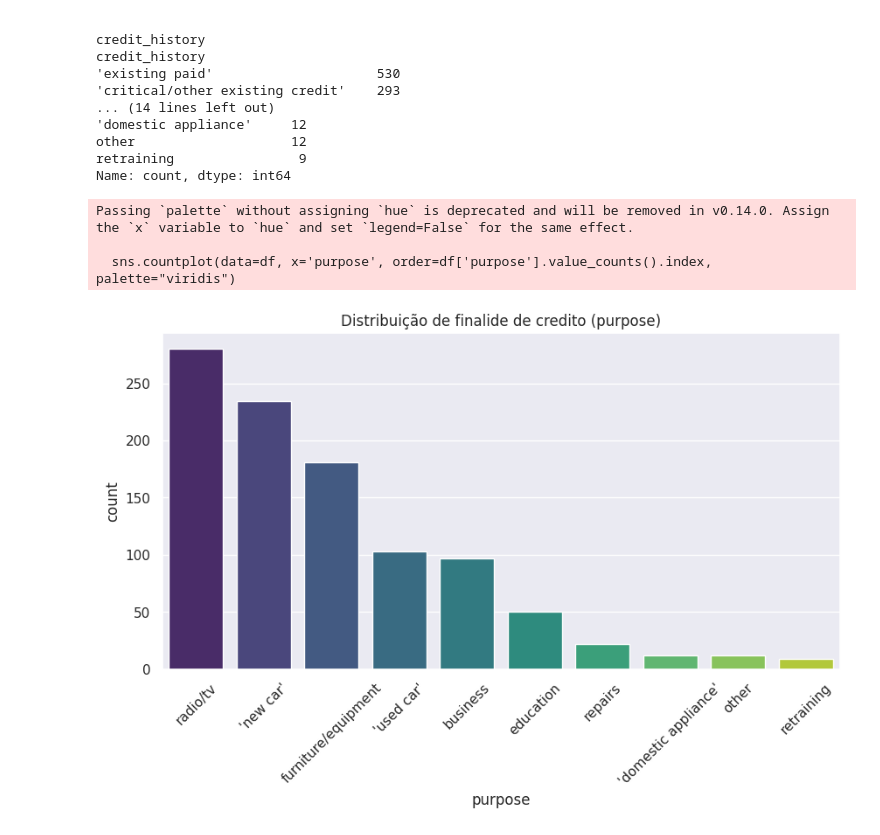
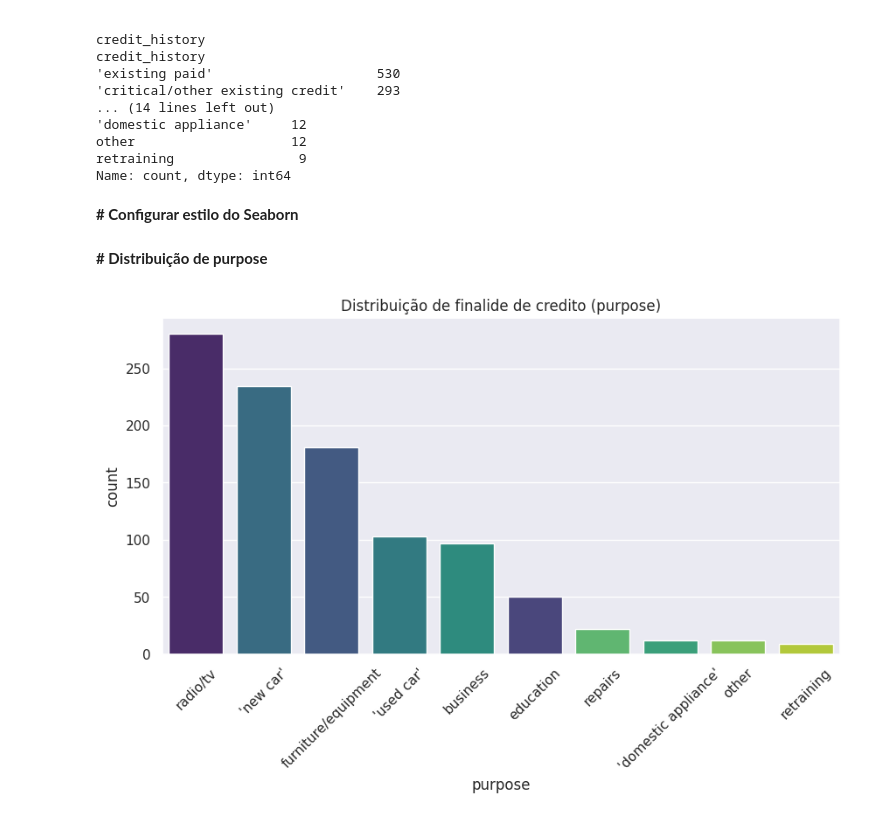
Before and after one commit to Souzadfs/Data_Science, a Jupyter notebook: Analista_de_dados.ipynb, the cells around one changed output. Saved outputs shown, nothing was run; the diff lists cells and outputs as text; code cells hidden in the pictures.

```diff
--- a/Analista_de_dados.ipynb
+++ b/Analista_de_dados.ipynb
@@ -134,16 +134,25 @@ credit_history
 other                    12
 retraining                9
 Name: count, dtype: int64
+# %% [markdown]
+**# Configurar estilo do Seaborn**
 # %%
 sns.set(style='darkgrid')
+# %% [markdown]
+
+**# Distribuição de purpose**
 # %%
 plot.figure(figsize=(10,5))
-sns.countplot(data=df, x='purpose', order=df['purpose'].value_counts().index, palette="viridis")
+sns.countplot(
+    data=df,
+    x='purpose',
+    hue='purpose',
+    order=df['purpose'].value_counts().index,
+    palette="viridis",
+    legend=False
+)
 plot.title('Distribuição de finalide de credito (purpose)')
 plot.xticks(rotation=45)
 plot.show()
 # %% [output]
-Passing `palette` without assigning `hue` is deprecated and will be removed in v0.14.0. Assign the `x` variable to `hue` and set `legend=False` for the same effect.
-
-  sns.countplot(data=df, x='purpose', order=df['purpose'].value_counts().index, palette="viridis")
-[figure, old version]
+[figure, new version]
```
Also changed, not shown: parts of 2 cells of this notebook.
